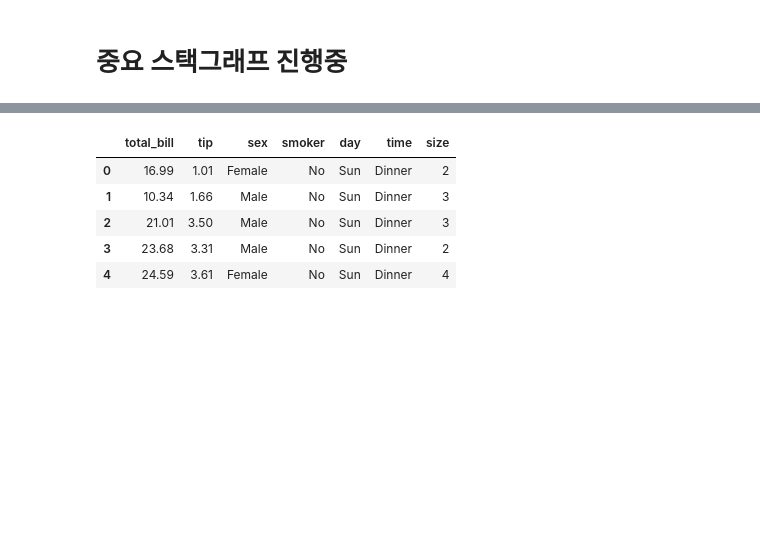
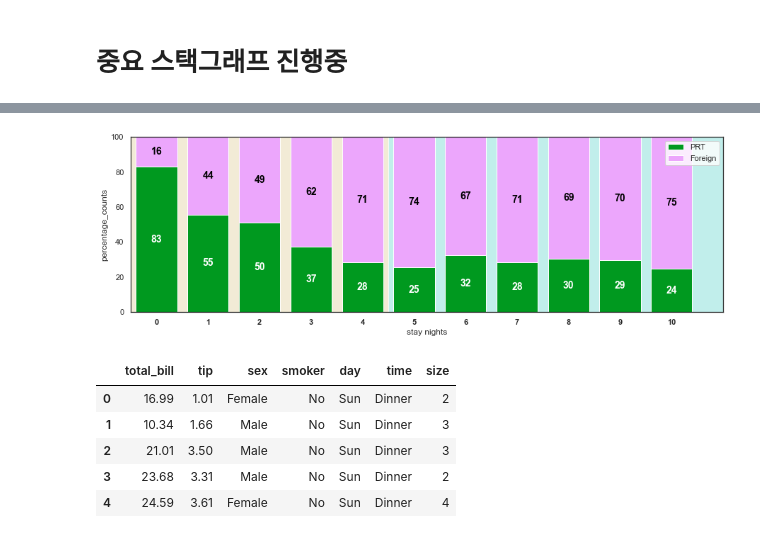
Before and after one commit to ABizCho/py_machineLearning, a Jupyter notebook: Assignment_Group/ML_group_project/ML_group_project_EDA.ipynb, the cells around one changed output, grey strips where cells are left out. Cells and saved outputs as stored; diff of their text form; code cells hidden in the pictures; blank space fills up the shorter version.

```diff
--- a/Assignment_Group/ML_group_project/ML_group_project_EDA.ipynb
+++ b/Assignment_Group/ML_group_project/ML_group_project_EDA.ipynb
@@ -607,0 +603,85 @@ plt.show()
+# %%
+df = df_ht
+df.loc[df['country'] !='PRT', 'country'] ='foreign'
+
+  #
+df["total_nights"] = df["stays_in_weekend_nights"] + df["stays_in_week_nights"]
+df = df[['country','total_nights']]
+
+'''
+'''
+grouped_df = df.groupby(['total_nights', 'country']
+                          ).size().reset_index(name="Count")[0:22]
+
+'''
+'''
+
+'''X생성:
+    차트 x축을 담당할 total_nights에 존재하는 값을 유일하게 확인: set이용'''
+
+x_totalNights = grouped_df['total_nights'][::2].values
+
+'''PRT,foreign,s3 구성:
+    차트의 stacked bar를 구성할 값들'''
+
+s1_PRT = grouped_df['Count'][0::2].values
+s2_foreign = grouped_df['Count'][1::2].values
+
+tot_s = s1_PRT + s2_foreign
+
+s1_ratio = s1_PRT / tot_s * 100
+s2_ratio = s2_foreign / tot_s * 100
+
+print(s1_ratio)
+print(s2_ratio)
+#####
+
+'''Setting colors'''
+colors = ['#00991f','#eca6fc']
+
+'''The position of the bars
+    on the x-axis'''
+r = range(len(x_totalNights))
+# barWidth = 1
+
+'''plot bars'''
+fig = plt.figure(figsize=(15,10))
+ax_back = fig.add_subplot(2,1,1)
+ax_back.axvspan(-0.5, 4.5, facecolor='#ede3c5', alpha=0.7)
+ax_back.axvspan(4.5, 20, facecolor='#a7e7e3', alpha=0.7)
+
+ax1 = plt.bar(r, s1_ratio, color=colors[0], edgecolor='white',
+            #   width=barWidth,
+              label="PRT")
+ax2 = plt.bar(r, s2_ratio, bottom=np.array(s1_ratio), color=colors[1], edgecolor='white',
+            #   width=barWidth,
+              label='Foreign')
+
+
+plt.legend()
+
+# Custom X axis
+plt.xticks(r, x_totalNights, fontweight='bold')
+plt.xlabel('stay nights')
+plt.ylabel("percentage_counts")
+
+ax_back.set_xlim([-0.5,11])
+ax_back.set_ylim([0,100])
+
+'''###'''
+# fig = plt.figure(figsize=(19,20))
+# ax3 = fig.add_subplot(2,1,1)
+
+# # axes1
+# ax1.axvspan(0, 4.5, facecolor='green', alpha=0.7)
+# ax1.axvspan(4.5, 22, facecolor='yellow', alpha=0.7)
+'''###'''
+
+for r1, r2 in zip(ax1, ax2):
+    h1 = r1.get_height()
+    h2 = r2.get_height()
+
+    plt.text(r1.get_x() + r1.get_width() / 2., h1 / 2., "%d" % h1, ha="center", va="center", color="white", fontsize=14, fontweight="bold")
+    plt.text(r2.get_x() + r2.get_width() / 2., h1 + h2 / 2., "%d" % h2, ha="center", va="center", color="black", fontsize=14, fontweight="bold")
+plt.show()
+# %% [output]
@@ -608,3 +692,4 @@ plt.show()
+[figure, added]
 # %%
 # STACKED BAR PLOT 만드는 법
 # import libraries
```
Also changed, not shown: parts of 5 cells of this notebook.
